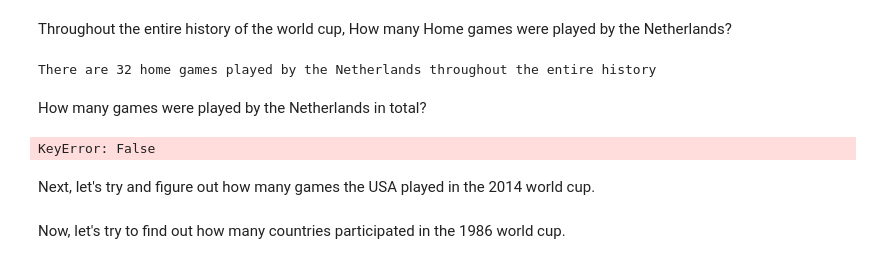
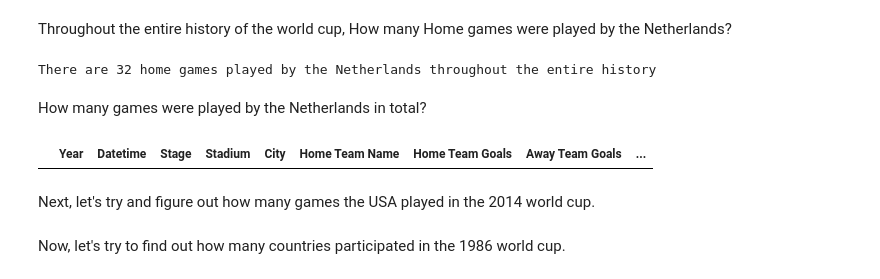
Before and after one commit to ColinFangshu/dsc-accessing-data-with-pandas-lab-seattle-ds-career-051319, a Jupyter notebook: index.ipynb, the cells around one changed output. Saved outputs shown, nothing was run; the diff lists cells and outputs as text; code cells hidden in the pictures.

```diff
--- a/index.ipynb
+++ b/index.ipynb
@@ -173,10 +173,10 @@ There are 32 home games played by the Netherlands throughout the entire history
 # %% [markdown]
 How many games were played by the Netherlands in total?
 # %%
-Game_by_Nether = df.loc[(df['Home Team Name']=='Netherlands')&df['Away Team Name']=='Netherlands']
+Game_by_Nether = df.loc[(df['Home Team Name']=='Netherlands')(df['Away Team Name']=='Netherlands')]
 Game_by_Nether.head()
 # %% [output]
-KeyError: False
+|  | Year | Datetime | Stage | Stadium | City | Home Team Name | Home Team Goals | Away Team Goals | ... |
 # %% [markdown]
 Next, let's try and figure out how many games the USA played in the 2014 world cup.
 # %% [markdown]
```
